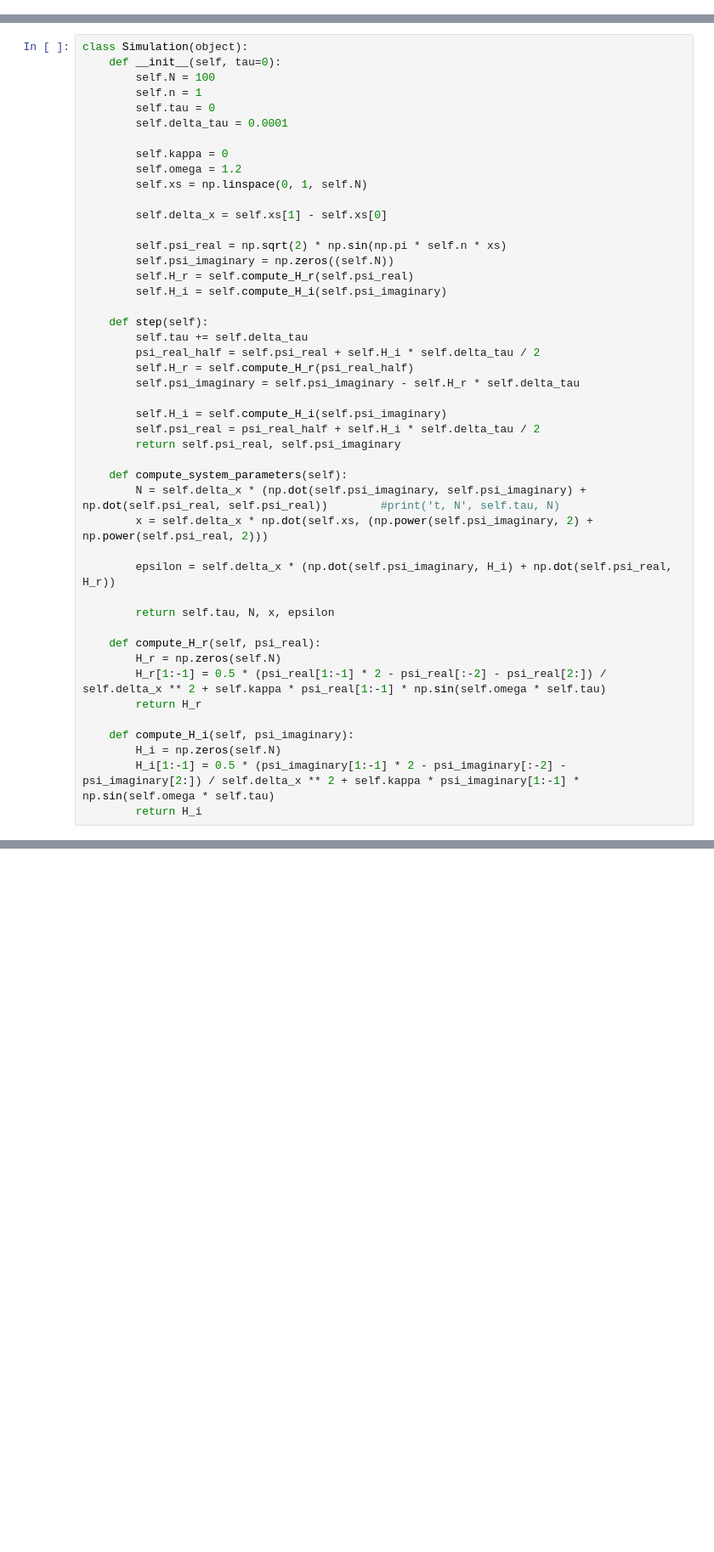
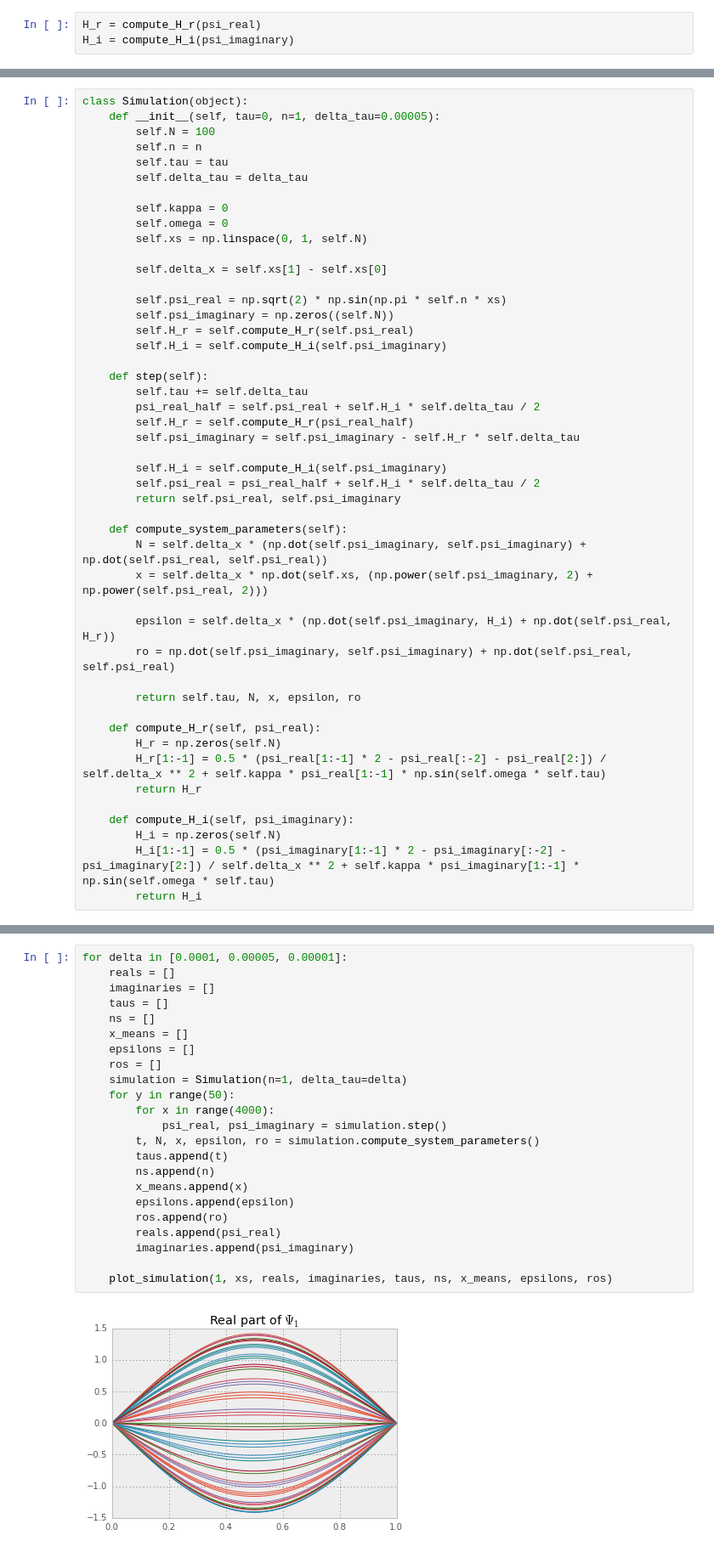
Before and after one commit to ilonajulczuk/quantum_electron, a Jupyter notebook: quantum_electron.ipynb, the cells around one changed output, grey strips where cells are left out. Shown at 85% size. Cells and saved outputs as stored; diff of their text form; blank space fills up the shorter version.

```diff
--- a/quantum_electron.ipynb
+++ b/quantum_electron.ipynb
@@ -61,3 +38,6 @@ array([ 0.        ,  0.2259018 ,  0.45157615,  0.67679579,  0.90133395,
+# %%
+H_r = compute_H_r(psi_real)
+H_i = compute_H_i(psi_imaginary)
 # %%
 plt.plot(xs, H_r)
 plt.plot(xs, H_i)
@@ -82,14 +62,14 @@ def compute_H_i(psi_imaginary):
     return H_i
 # %%
 class Simulation(object):
-    def __init__(self, tau=0):
+    def __init__(self, tau=0, n=1, delta_tau=0.00005):
         self.N = 100
-        self.n = 1
-        self.tau = 0
-        self.delta_tau = 0.0001
+        self.n = n
+        self.tau = tau
+        self.delta_tau = delta_tau
 
         self.kappa = 0
-        self.omega = 1.2
+        self.omega = 0
         self.xs = np.linspace(0, 1, self.N)
 
         self.delta_x = self.xs[1] - self.xs[0]
@@ -110,12 +90,13 @@ class Simulation(object):
         return self.psi_real, self.psi_imaginary
 
     def compute_system_parameters(self):
-        N = self.delta_x * (np.dot(self.psi_imaginary, self.psi_imaginary) + np.dot(self.psi_real, self.psi_real))        #print('t, N', self.tau, N)
+        N = self.delta_x * (np.dot(self.psi_imaginary, self.psi_imaginary) + np.dot(self.psi_real, self.psi_real))
         x = self.delta_x * np.dot(self.xs, (np.power(self.psi_imaginary, 2) + np.power(self.psi_real, 2)))
 
         epsilon = self.delta_x * (np.dot(self.psi_imaginary, H_i) + np.dot(self.psi_real, H_r))
+        ro = np.dot(self.psi_imaginary, self.psi_imaginary) + np.dot(self.psi_real, self.psi_real)
 
-        return self.tau, N, x, epsilon
+        return self.tau, N, x, epsilon, ro
 
     def compute_H_r(self, psi_real):
         H_r = np.zeros(self.N)
@@ -176,0 +179,25 @@ run_simulation()
+# %%
+for delta in [0.0001, 0.00005, 0.00001]:
+    reals = []
+    imaginaries = []
+    taus = []
+    ns = []
+    x_means = []
+    epsilons = []
+    ros = []
+    simulation = Simulation(n=1, delta_tau=delta)
+    for y in range(50):
+        for x in range(4000):
+            psi_real, psi_imaginary = simulation.step()
+        t, N, x, epsilon, ro = simulation.compute_system_parameters()
+        taus.append(t)
+        ns.append(n)
+        x_means.append(x)
+        epsilons.append(epsilon)
+        ros.append(ro)
+        reals.append(psi_real)
+        imaginaries.append(psi_imaginary)
+
+    plot_simulation(1, xs, reals, imaginaries, taus, ns, x_means, epsilons, ros)
+# %% [output]
+[figure, added]
```
Also changed, not shown: parts of 6 cells of this notebook.
